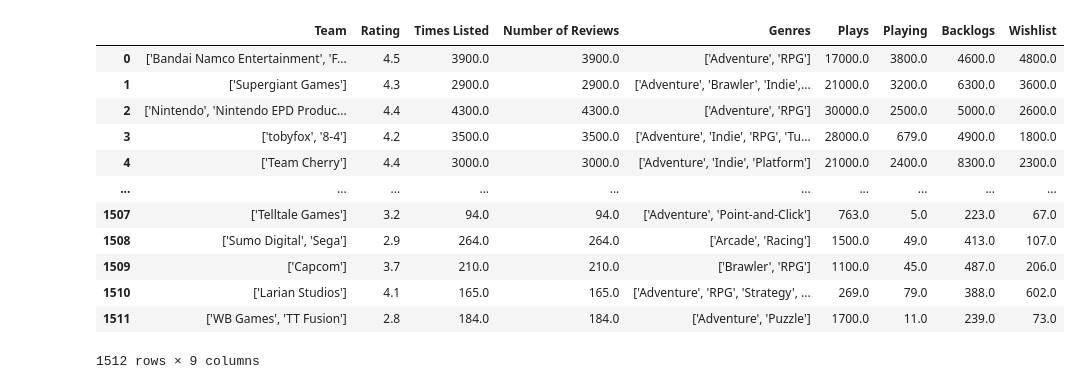
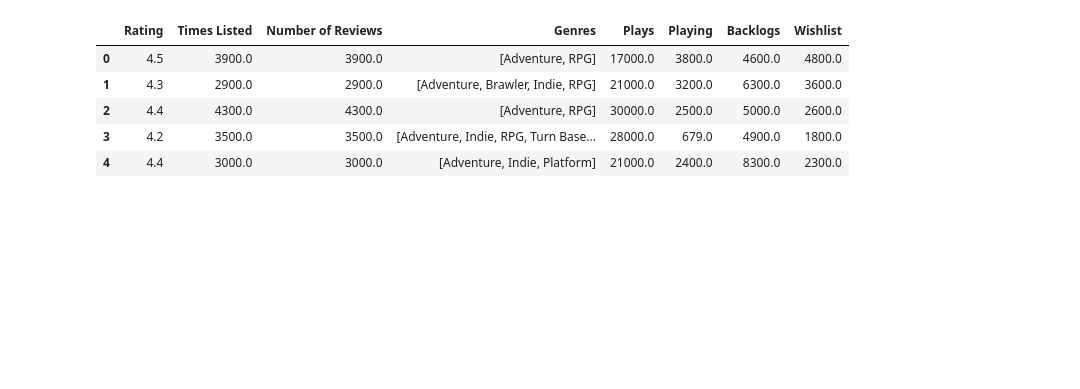
Before and after one commit to gaplin/ml_popular_video_games, a Jupyter notebook: projekt.ipynb, the cells around one changed output. Cells and saved outputs as stored; diff of their text form; code cells hidden in the pictures; blank space fills up the shorter version.

```diff
--- a/projekt.ipynb
+++ b/projekt.ipynb
@@ -17,5 +31,4 @@ from sklearn import  metrics
 # %%
-df = pd.read_csv('games.csv', index_col=0)
-df = df.drop(['Title', 'Summary', 'Reviews', 'Release Date'], axis=1)
-df
+df = df.drop(['Title', 'Summary', 'Reviews', 'Release Date', 'Team'], axis=1)
+df.head()
 # %% [output]
@@ -35,32 +41,26 @@ df
 # %%
+df['Genres'] = df['Genres'].apply(ast.literal_eval)
+
 def NumTransform(x):
     scale = 1
     if x[-1] == 'K':
         x = x[:-1]
         scale = 1000
     x = float(x)
     return x * scale
 
 df['Number of Reviews'] = df['Number of Reviews'].apply(NumTransform)
 df['Plays'] = df['Plays'].apply(NumTransform)
 df['Playing'] = df['Playing'].apply(NumTransform)
 df['Backlogs'] = df['Backlogs'].apply(NumTransform)
 df['Wishlist'] = df['Wishlist'].apply(NumTransform)
 df['Times Listed'] = df['Times Listed'].apply(NumTransform)
 
-
-df
+df.head()
 # %% [output]
-|  | Team | Rating | Times Listed | Number of Reviews | Genres | Plays | Playing | Backlogs | Wishlist |
-| 0 | ['Bandai Namco Entertainment', 'F... | 4.5 | 3900.0 | 3900.0 | ['Adventure', 'RPG'] | 17000.0 | 3800.0 | 4600.0 | 4800.0 |
-| 1 | ['Supergiant Games'] | 4.3 | 2900.0 | 2900.0 | ['Adventure', 'Brawler', 'Indie',... | 21000.0 | 3200.0 | 6300.0 | 3600.0 |
-| 2 | ['Nintendo', 'Nintendo EPD Produc... | 4.4 | 4300.0 | 4300.0 | ['Adventure', 'RPG'] | 30000.0 | 2500.0 | 5000.0 | 2600.0 |
-| 3 | ['tobyfox', '8-4'] | 4.2 | 3500.0 | 3500.0 | ['Adventure', 'Indie', 'RPG', 'Tu... | 28000.0 | 679.0 | 4900.0 | 1800.0 |
-| 4 | ['Team Cherry'] | 4.4 | 3000.0 | 3000.0 | ['Adventure', 'Indie', 'Platform'] | 21000.0 | 2400.0 | 8300.0 | 2300.0 |
-| ... | ... | ... | ... | ... | ... | ... | ... | ... | ... |
-| 1507 | ['Telltale Games'] | 3.2 | 94.0 | 94.0 | ['Adventure', 'Point-and-Click'] | 763.0 | 5.0 | 223.0 | 67.0 |
-| 1508 | ['Sumo Digital', 'Sega'] | 2.9 | 264.0 | 264.0 | ['Arcade', 'Racing'] | 1500.0 | 49.0 | 413.0 | 107.0 |
-| 1509 | ['Capcom'] | 3.7 | 210.0 | 210.0 | ['Brawler', 'RPG'] | 1100.0 | 45.0 | 487.0 | 206.0 |
-| 1510 | ['Larian Studios'] | 4.1 | 165.0 | 165.0 | ['Adventure', 'RPG', 'Strategy', ... | 269.0 | 79.0 | 388.0 | 602.0 |
-| 1511 | ['WB Games', 'TT Fusion'] | 2.8 | 184.0 | 184.0 | ['Adventure', 'Puzzle'] | 1700.0 | 11.0 | 239.0 | 73.0 |
+|  | Rating | Times Listed | Number of Reviews | Genres | Plays | Playing | Backlogs | Wishlist |
+| 0 | 4.5 | 3900.0 | 3900.0 | [Adventure, RPG] | 17000.0 | 3800.0 | 4600.0 | 4800.0 |
+| 1 | 4.3 | 2900.0 | 2900.0 | [Adventure, Brawler, Indie, RPG] | 21000.0 | 3200.0 | 6300.0 | 3600.0 |
+| 2 | 4.4 | 4300.0 | 4300.0 | [Adventure, RPG] | 30000.0 | 2500.0 | 5000.0 | 2600.0 |
+| 3 | 4.2 | 3500.0 | 3500.0 | [Adventure, Indie, RPG, Turn Base... | 28000.0 | 679.0 | 4900.0 | 1800.0 |
+| 4 | 4.4 | 3000.0 | 3000.0 | [Adventure, Indie, Platform] | 21000.0 | 2400.0 | 8300.0 | 2300.0 |
-1512 rows × 9 columns
```
Also changed, not shown: parts of 9 cells of this notebook.
